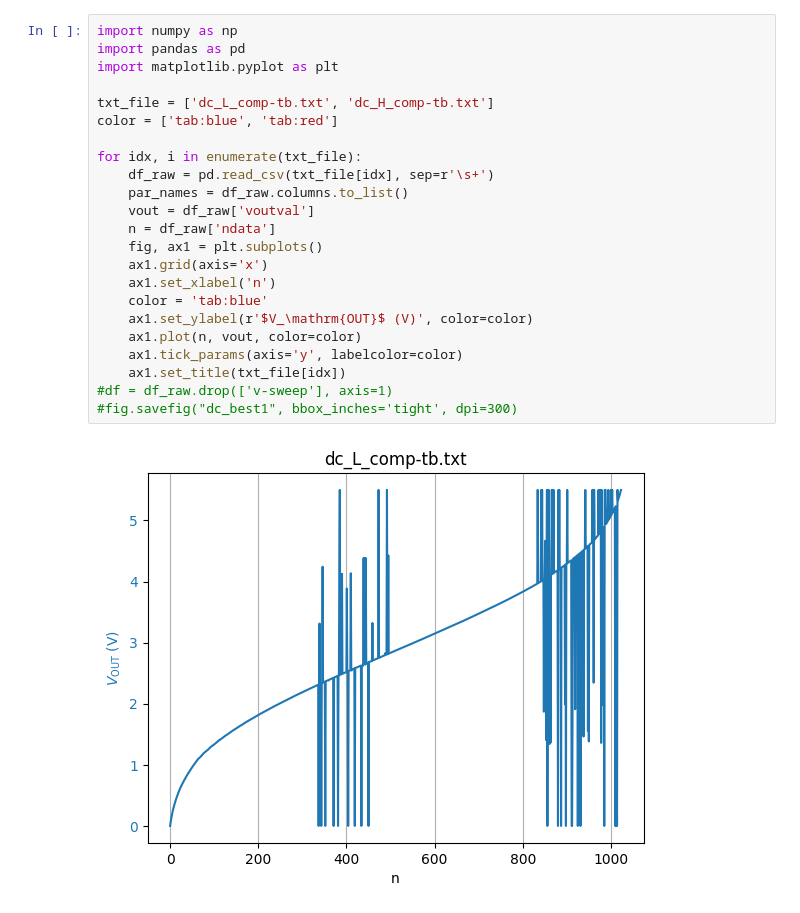
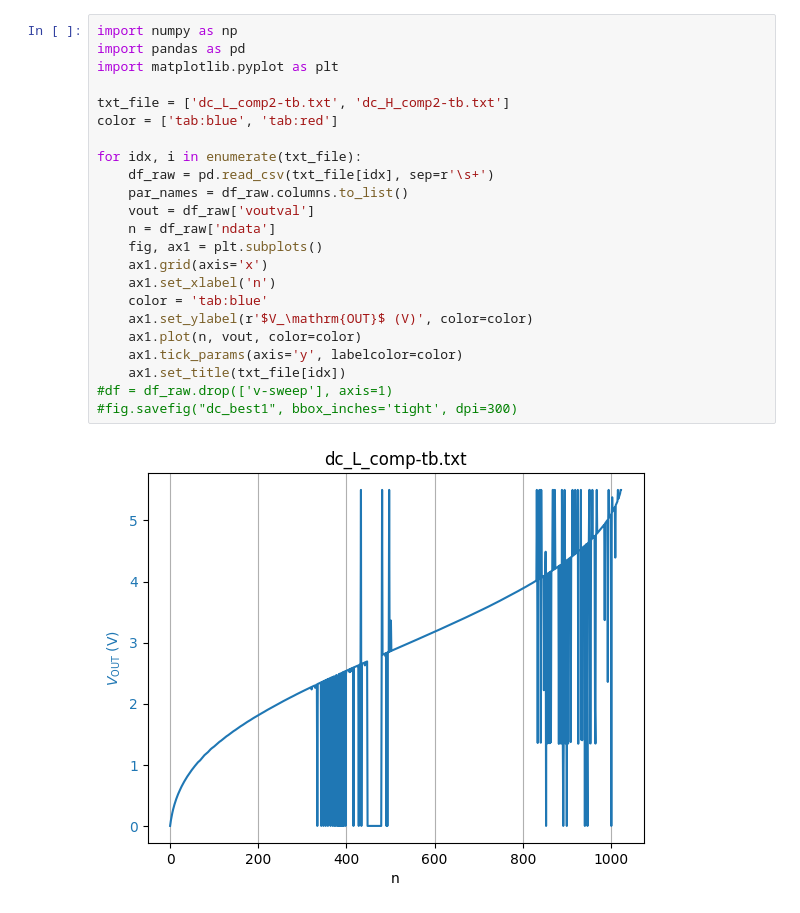
Before and after one commit to yohanesstef/10-bit-DAC, a Jupyter notebook: simulations/tb.ipynb, the cells around one changed output. Cells and saved outputs as stored; diff of their text form.

```diff
--- a/simulations/tb.ipynb
+++ b/simulations/tb.ipynb
@@ -1,25 +1,25 @@
 # %%
 import numpy as np
 import pandas as pd
 import matplotlib.pyplot as plt
 
-txt_file = ['dc_L_comp-tb.txt', 'dc_H_comp-tb.txt']
+txt_file = ['dc_L_comp2-tb.txt', 'dc_H_comp2-tb.txt']
 color = ['tab:blue', 'tab:red']
 
 for idx, i in enumerate(txt_file):
     df_raw = pd.read_csv(txt_file[idx], sep=r'\s+')
     par_names = df_raw.columns.to_list()
     vout = df_raw['voutval']
     n = df_raw['ndata']
     fig, ax1 = plt.subplots()
     ax1.grid(axis='x')
     ax1.set_xlabel('n')
     color = 'tab:blue'
     ax1.set_ylabel(r'$V_\mathrm{OUT}$ (V)', color=color)
     ax1.plot(n, vout, color=color)
     ax1.tick_params(axis='y', labelcolor=color)
     ax1.set_title(txt_file[idx])
 #df = df_raw.drop(['v-sweep'], axis=1)
 #fig.savefig("dc_best1", bbox_inches='tight', dpi=300)
 # %% [output]
-[figure, old version]
+[figure, new version]
```
Also changed, not shown: parts of 1 cell of this notebook, 43 other files.
